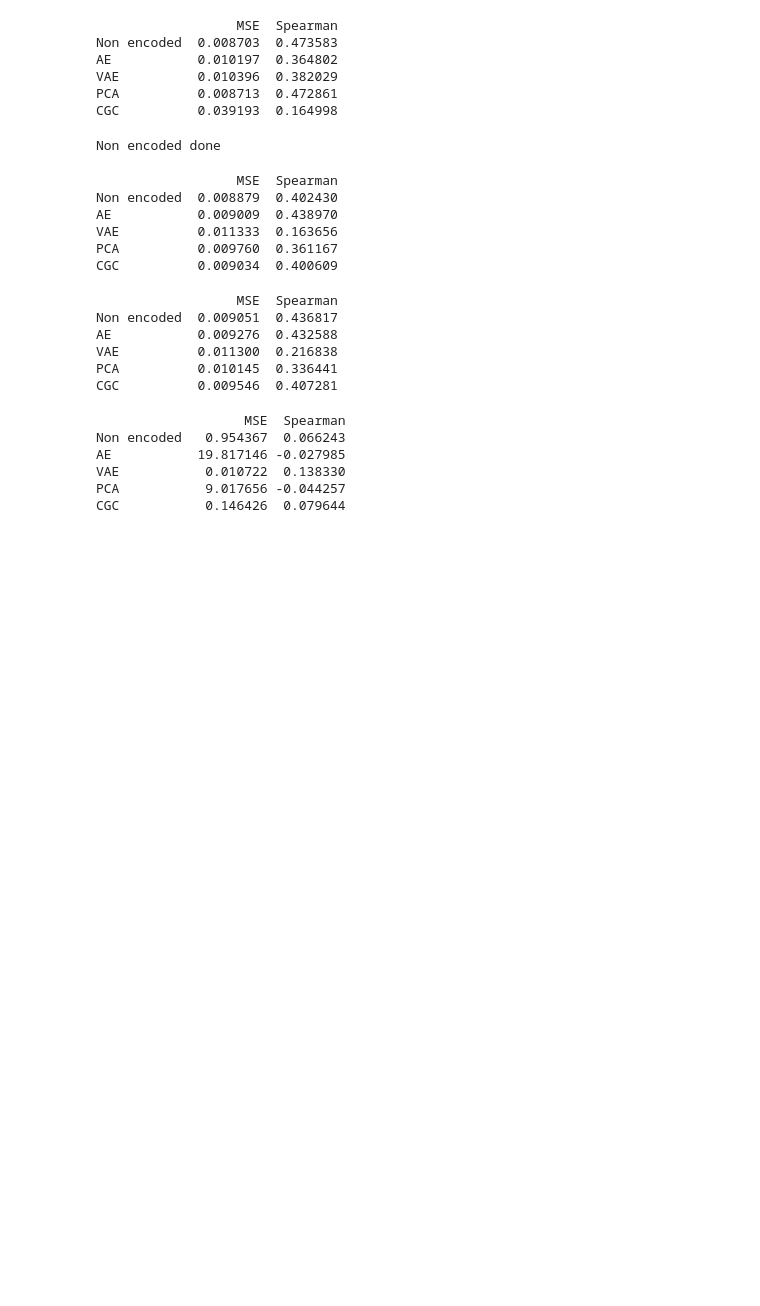
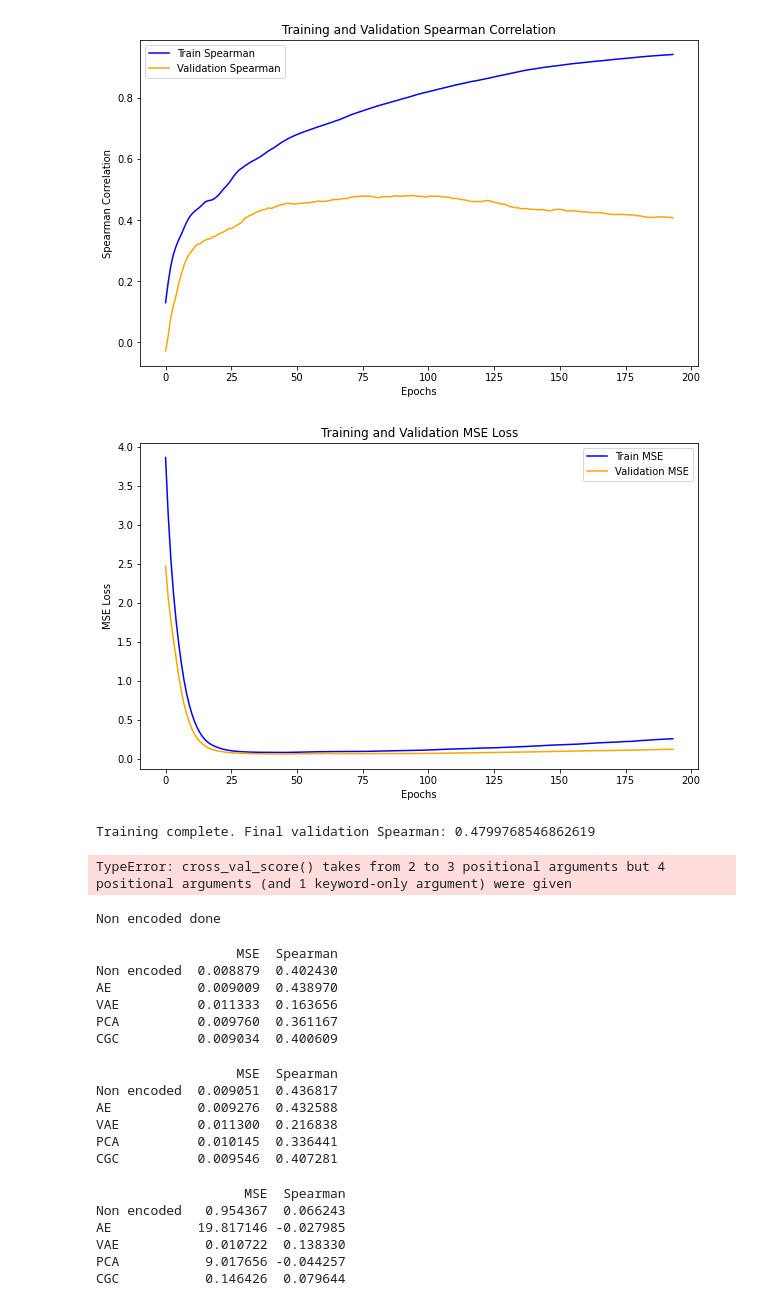
Before and after one commit to oskarboesch/ml-project-2-lol-ml, a Jupyter notebook: src/notebooks/run_encoded.ipynb, the cells around one changed output. Drawn from its saved outputs; the diff is of its cells as text; code cells hidden in the pictures; blank space fills up the shorter version.

Commit message:
run_encoded mlp examples

```diff
--- a/src/notebooks/run_encoded.ipynb
+++ b/src/notebooks/run_encoded.ipynb
@@ -42,0 +83,15 @@ Data loaded
+# %%
+input_size = X_train_ae.shape[1]
+hidden_layers = [64, 32]  # Customize as needed
+model = MLP(input_size, hidden_layers)
+optimizer = torch.optim.Adam(model.parameters(), lr=1e-3, weight_decay=1e-3)
+margin = 0.5
+
+# Convert DataFrames to numpy arrays
+X_train_ae_tensor = torch.tensor(X_train_ae.values, dtype=torch.float32)
+y_train_ae_tensor = torch.tensor(y_train_ae.values, dtype=torch.float32)
+X_val_ae_tensor = torch.tensor(X_val_ae.values, dtype=torch.float32)
+y_val_ae_tensor = torch.tensor(y_val_ae.values, dtype=torch.float32)
+
+train_margin_ranking(model, optimizer,margin, X_train_ae_tensor, y_train_ae_tensor, X_val_ae_tensor , y_val_ae_tensor, epochs=1000)
+# %% [output]
@@ -43,3 +118,6 @@ Data loaded
+[figure, added]
+[figure, added]
+Training complete. Final validation Spearman: 0.4799768546862619
 # %%
 # Linear regression (with kFold) compare the spearman and mse for each dataset in a table
 
@@ -71,12 +149,7 @@ scores.loc['CGC'] = get_scores(X_train_cgc, y_train_cgc, model)
 
 print(scores)
 # %% [output]
-                  MSE  Spearman
-Non encoded  0.008703  0.473583
-AE           0.010197  0.364802
-VAE          0.010396  0.382029
-PCA          0.008713  0.472861
-CGC          0.039193  0.164998
+TypeError: cross_val_score() takes from 2 to 3 positional arguments but 4 positional arguments (and 1 keyword-only argument) were given
 # %%
 # Random Forest (with kFold) compare the spearman and mse for each dataset in a table
 
```
Also changed, not shown: parts of 3 cells of this notebook, 1 other file.
